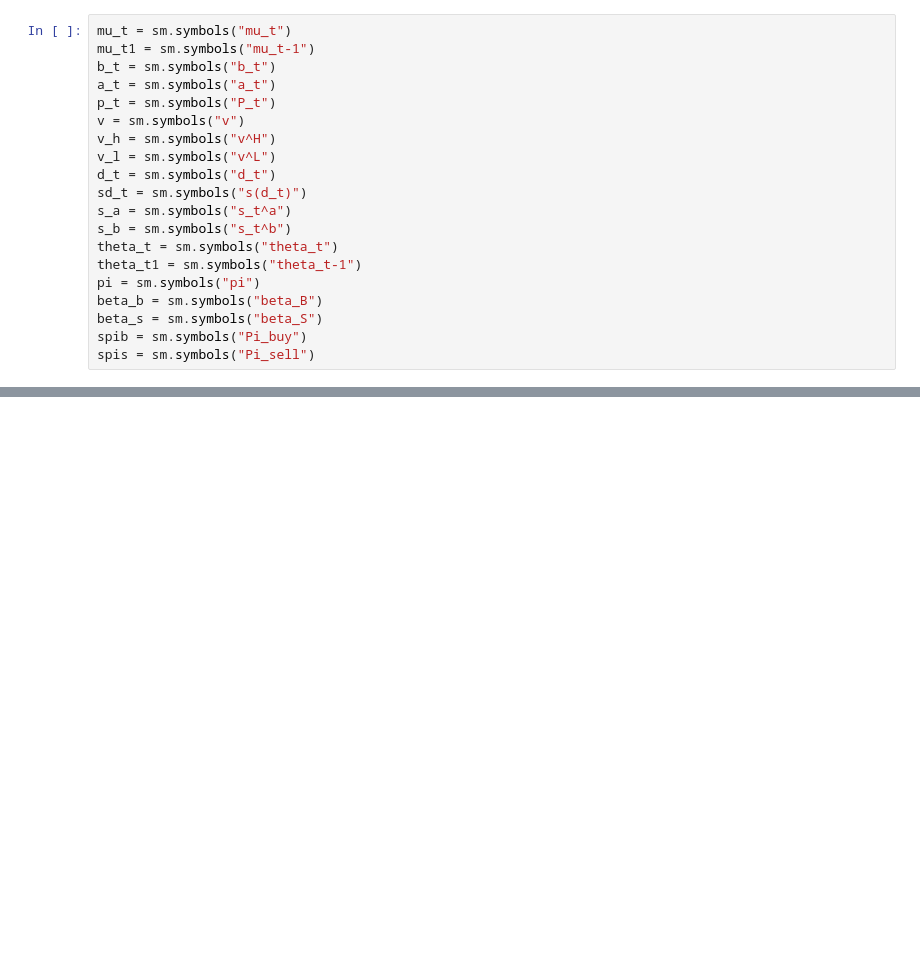
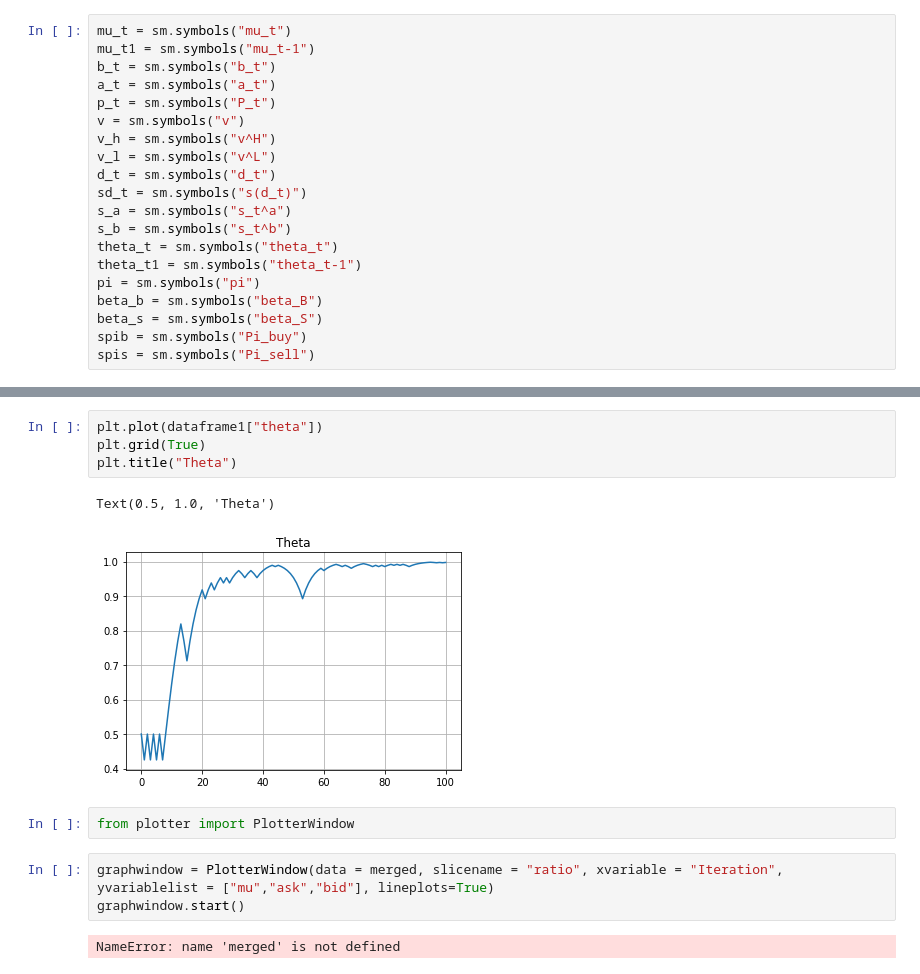
Before and after one commit to s-corfixen/projects-2019-snake-on-3310, a Jupyter notebook: modelproject/Untitled1.ipynb, the cells around one changed output, grey strips where cells are left out. Saved outputs shown, nothing was run; the diff lists cells and outputs as text; blank space fills up the shorter version.

```diff
--- a/modelproject/Untitled1.ipynb
+++ b/modelproject/Untitled1.ipynb
@@ -143,0 +192,14 @@ NameError: name 'dataframe' is not defined
+# %%
+plt.plot(dataframe1["theta"])
+plt.grid(True)
+plt.title("Theta")
+# %% [output]
+Text(0.5, 1.0, 'Theta')
+[figure, added]
+# %%
+from plotter import PlotterWindow
+# %%
+graphwindow = PlotterWindow(data = merged, slicename = "ratio", xvariable = "Iteration", yvariablelist = ["mu","ask","bid"], lineplots=True)
+graphwindow.start()
+# %% [output]
+NameError: name 'merged' is not defined
```
Also changed, not shown: parts of 18 cells of this notebook, 3 other files.
